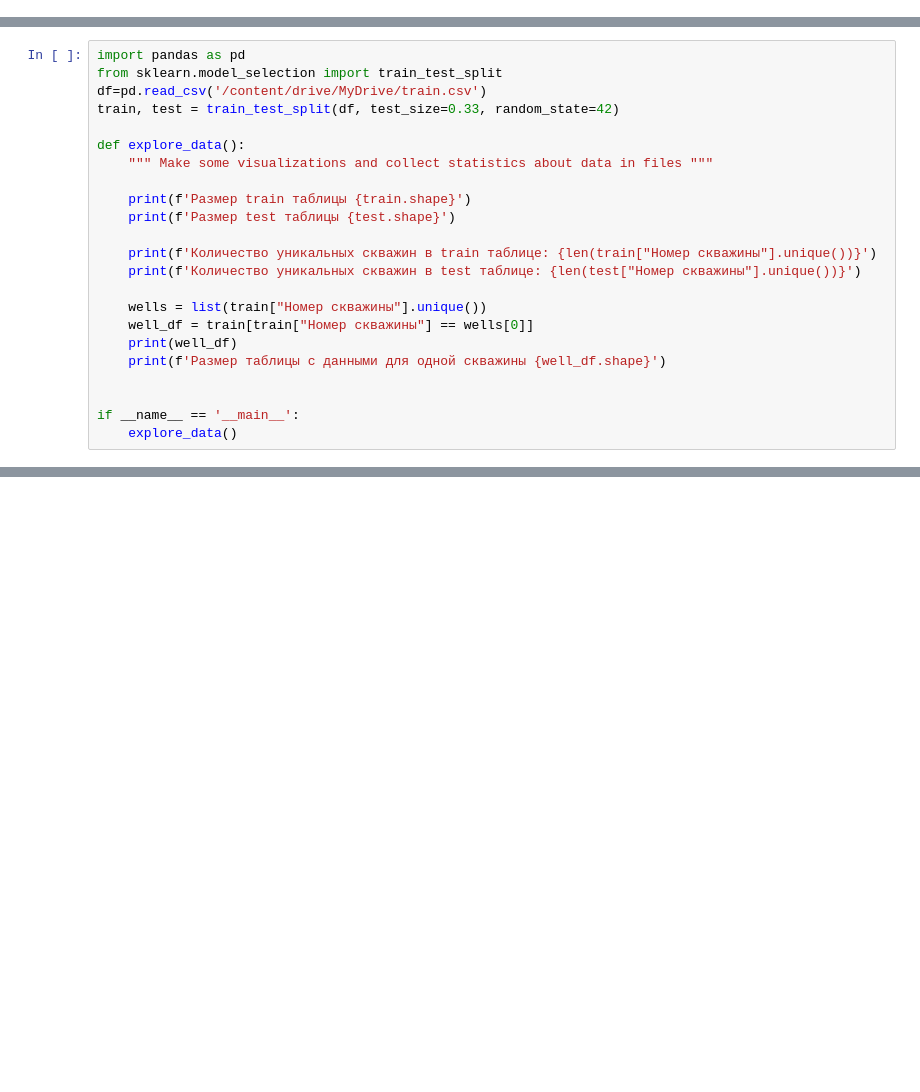
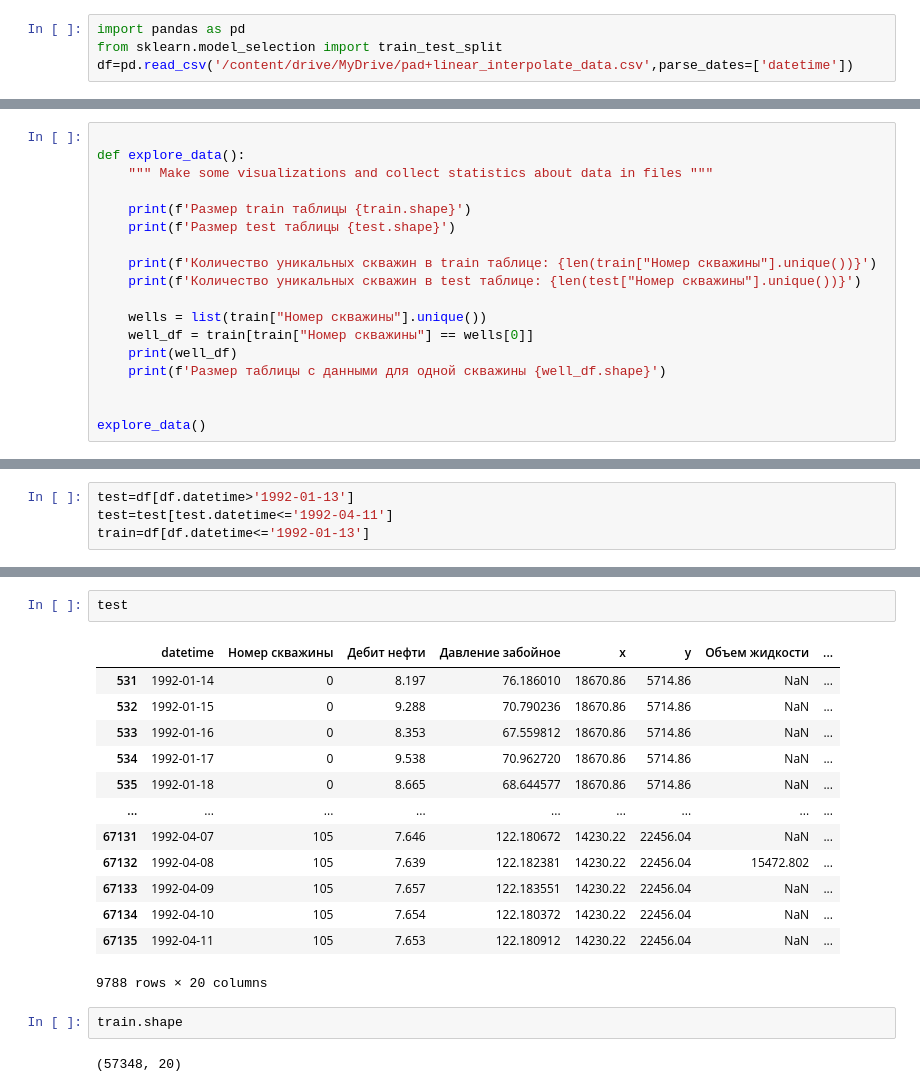
Before and after one commit to kasa10/Digital_Team_Gazpromneft_MIPT, a Jupyter notebook: baseline.ipynb, the cells around one changed output, grey strips where cells are left out. Saved outputs shown, nothing was run; the diff lists cells and outputs as text; blank space fills up the shorter version.

```diff
--- a/baseline.ipynb
+++ b/baseline.ipynb
@@ -2,0 +5,4 @@
+# %%
+import pandas as pd
+from sklearn.model_selection import train_test_split
+df=pd.read_csv('/content/drive/MyDrive/pad+linear_interpolate_data.csv',parse_dates=['datetime'])
@@ -3,8 +29,4 @@
 # %%
-import pandas as pd
-from sklearn.model_selection import train_test_split
-df=pd.read_csv('/content/drive/MyDrive/train.csv')
-train, test = train_test_split(df, test_size=0.33, random_state=42)
 
 def explore_data():
     """ Make some visualizations and collect statistics about data in files """
@@ -21,6 +43,5 @@ def explore_data():
     print(f'Размер таблицы с данными для одной скважины {well_df.shape}')
 
 
-if __name__ == '__main__':
-    explore_data()
+explore_data()
 # %% [output]
@@ -63,0 +75,4 @@ Successfully installed pandas-1.2.5
+# %%
+test=df[df.datetime>'1992-01-13']
+test=test[test.datetime<='1992-04-11']
+train=df[df.datetime<='1992-01-13']
@@ -63,0 +129,20 @@ Successfully installed pandas-1.2.5
+# %%
+test
+# %% [output]
+|  | datetime | Номер скважины | Дебит нефти | Давление забойное | x | y | Объем жидкости | ... |
+| 531 | 1992-01-14 | 0 | 8.197 | 76.186010 | 18670.86 | 5714.86 | NaN | ... |
+| 532 | 1992-01-15 | 0 | 9.288 | 70.790236 | 18670.86 | 5714.86 | NaN | ... |
+| 533 | 1992-01-16 | 0 | 8.353 | 67.559812 | 18670.86 | 5714.86 | NaN | ... |
+| 534 | 1992-01-17 | 0 | 9.538 | 70.962720 | 18670.86 | 5714.86 | NaN | ... |
+| 535 | 1992-01-18 | 0 | 8.665 | 68.644577 | 18670.86 | 5714.86 | NaN | ... |
+| ... | ... | ... | ... | ... | ... | ... | ... | ... |
+| 67131 | 1992-04-07 | 105 | 7.646 | 122.180672 | 14230.22 | 22456.04 | NaN | ... |
+| 67132 | 1992-04-08 | 105 | 7.639 | 122.182381 | 14230.22 | 22456.04 | 15472.802 | ... |
+| 67133 | 1992-04-09 | 105 | 7.657 | 122.183551 | 14230.22 | 22456.04 | NaN | ... |
+| 67134 | 1992-04-10 | 105 | 7.654 | 122.180372 | 14230.22 | 22456.04 | NaN | ... |
+| 67135 | 1992-04-11 | 105 | 7.653 | 122.180912 | 14230.22 | 22456.04 | NaN | ... |
+9788 rows × 20 columns
+# %%
+train.shape
+# %% [output]
+(57348, 20)
```
Also changed, not shown: parts of 15 cells of this notebook.
